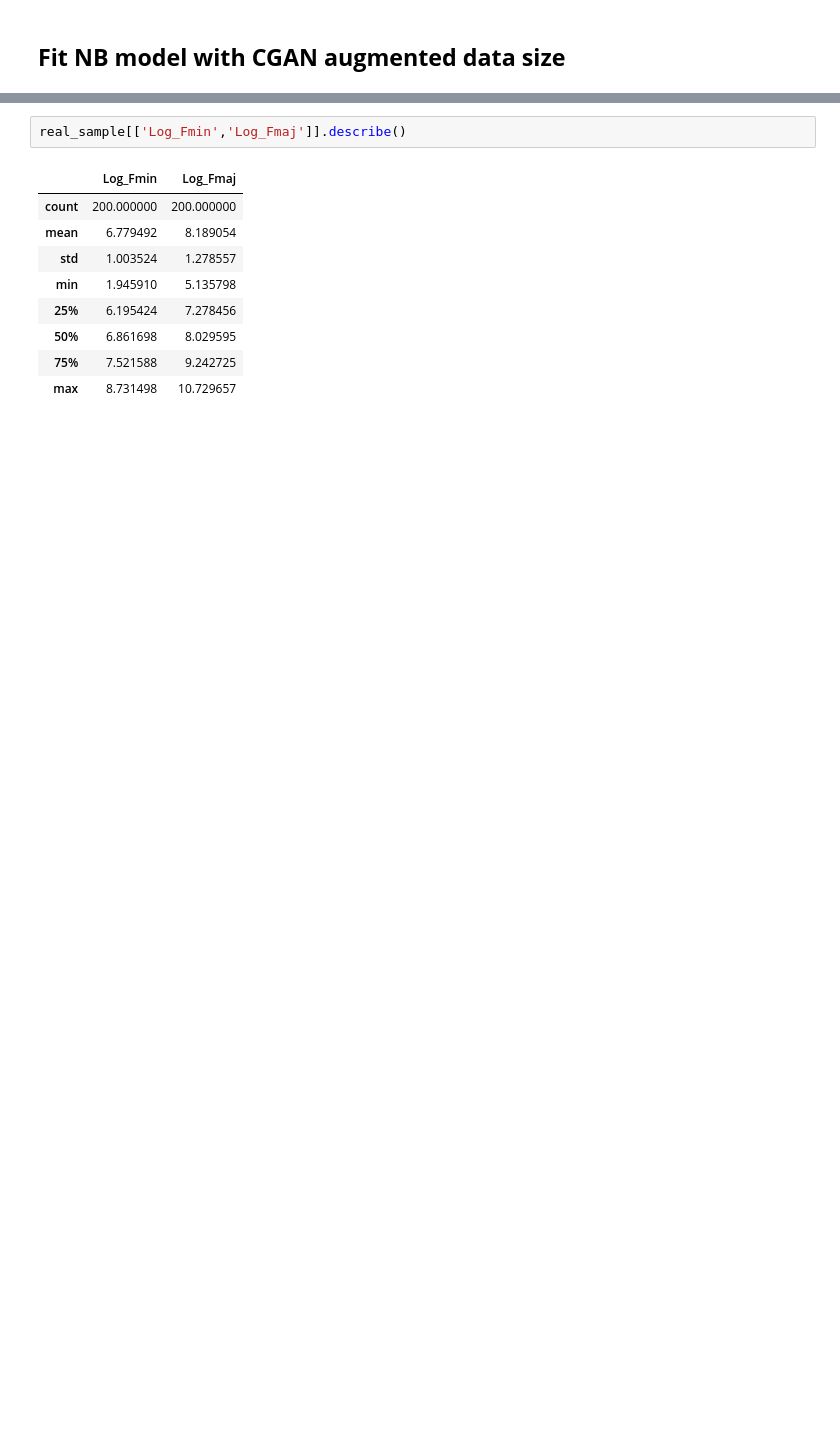
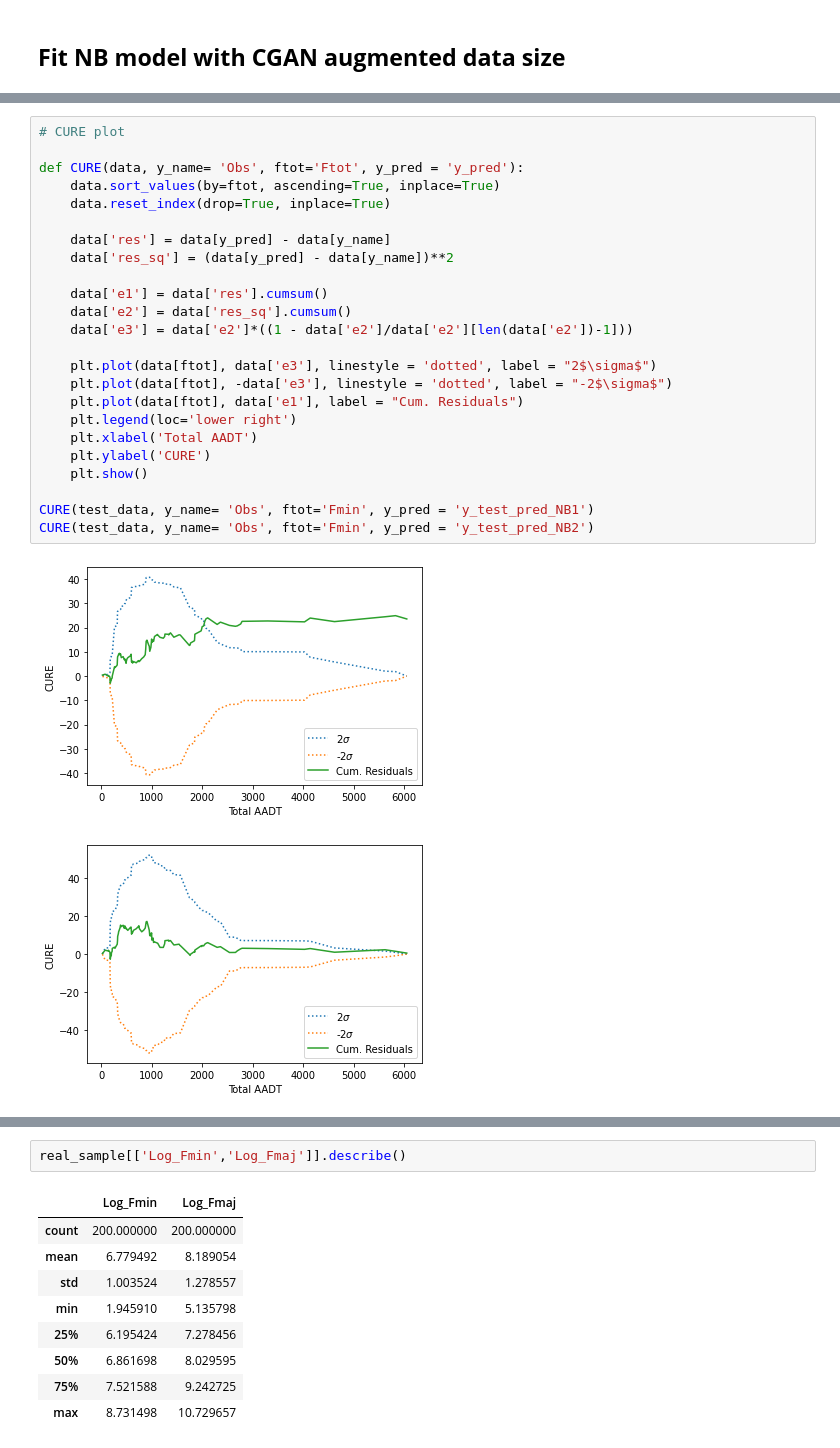
Before and after one commit to mz-zarei/CGAN-Augmentation, a Jupyter notebook: RealDataAugmentation_CGAN.ipynb, the cells around one changed output, grey strips where cells are left out. Drawn from its saved outputs; the diff is of its cells as text; blank space fills up the shorter version.

```diff
--- a/RealDataAugmentation_CGAN.ipynb
+++ b/RealDataAugmentation_CGAN.ipynb
@@ -412,3 +412,30 @@ Log_Fmin     0.2741    0.0958   2.8607  0.0042   0.0863   0.4619
+# %%
+# CURE plot
+
+def CURE(data, y_name= 'Obs', ftot='Ftot', y_pred = 'y_pred'):
+    data.sort_values(by=ftot, ascending=True, inplace=True)
+    data.reset_index(drop=True, inplace=True)
+
+    data['res'] = data[y_pred] - data[y_name]
+    data['res_sq'] = (data[y_pred] - data[y_name])**2
+
+    data['e1'] = data['res'].cumsum()
+    data['e2'] = data['res_sq'].cumsum()
+    data['e3'] = data['e2']*((1 - data['e2']/data['e2'][len(data['e2'])-1]))
+
+    plt.plot(data[ftot], data['e3'], linestyle = 'dotted', label = "2$\sigma$")
+    plt.plot(data[ftot], -data['e3'], linestyle = 'dotted', label = "-2$\sigma$")
+    plt.plot(data[ftot], data['e1'], label = "Cum. Residuals")
+    plt.legend(loc='lower right')
+    plt.xlabel('Total AADT')
+    plt.ylabel('CURE')
+    plt.show()
+
+CURE(test_data, y_name= 'Obs', ftot='Fmin', y_pred = 'y_test_pred_NB1')
+CURE(test_data, y_name= 'Obs', ftot='Fmin', y_pred = 'y_test_pred_NB2')
+# %% [output]
+[figure, added]
+[figure, added]
 # %%
 ## Statistical tests
 from scipy import stats
```
Also changed, not shown: parts of 9 cells of this notebook.
